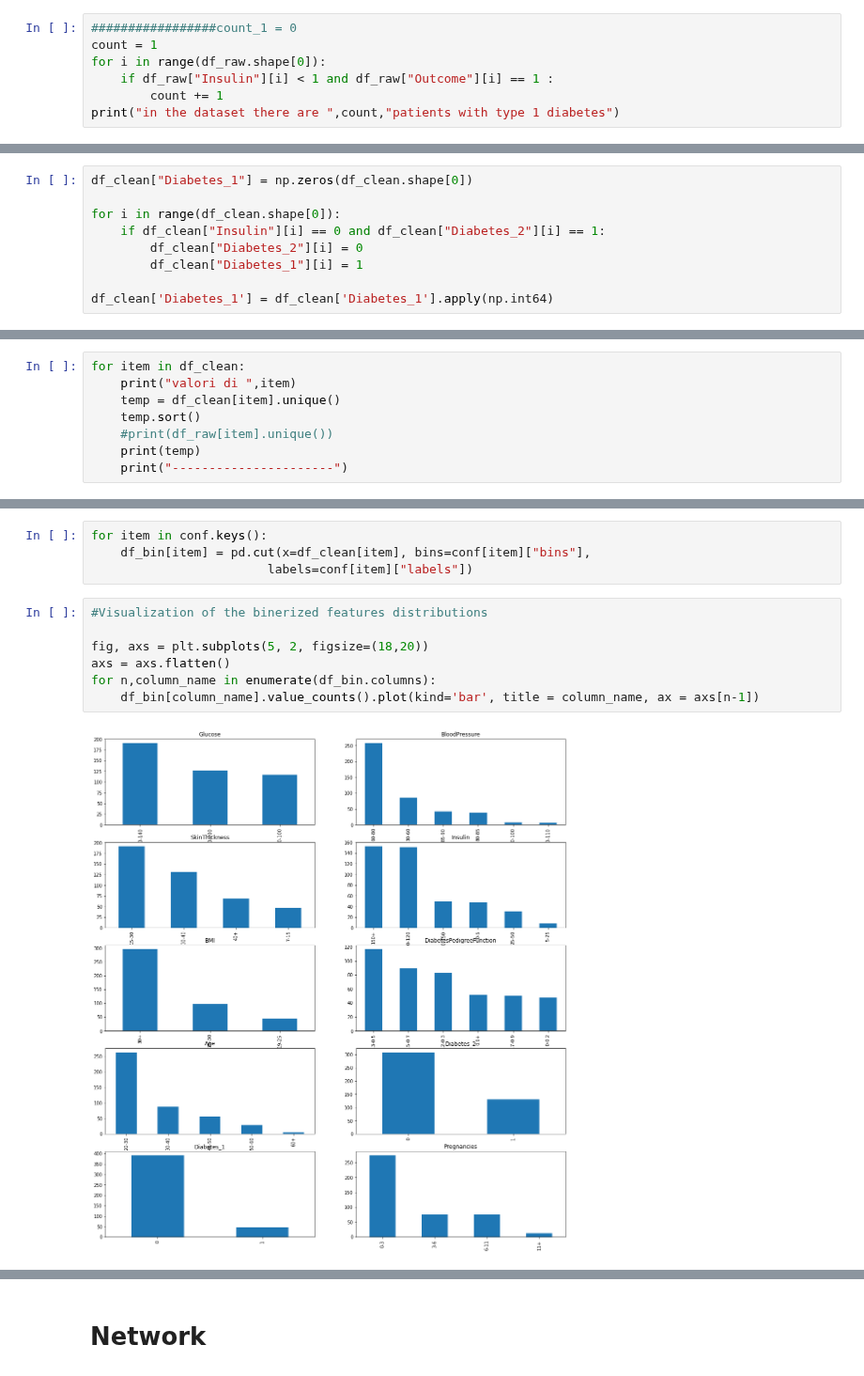
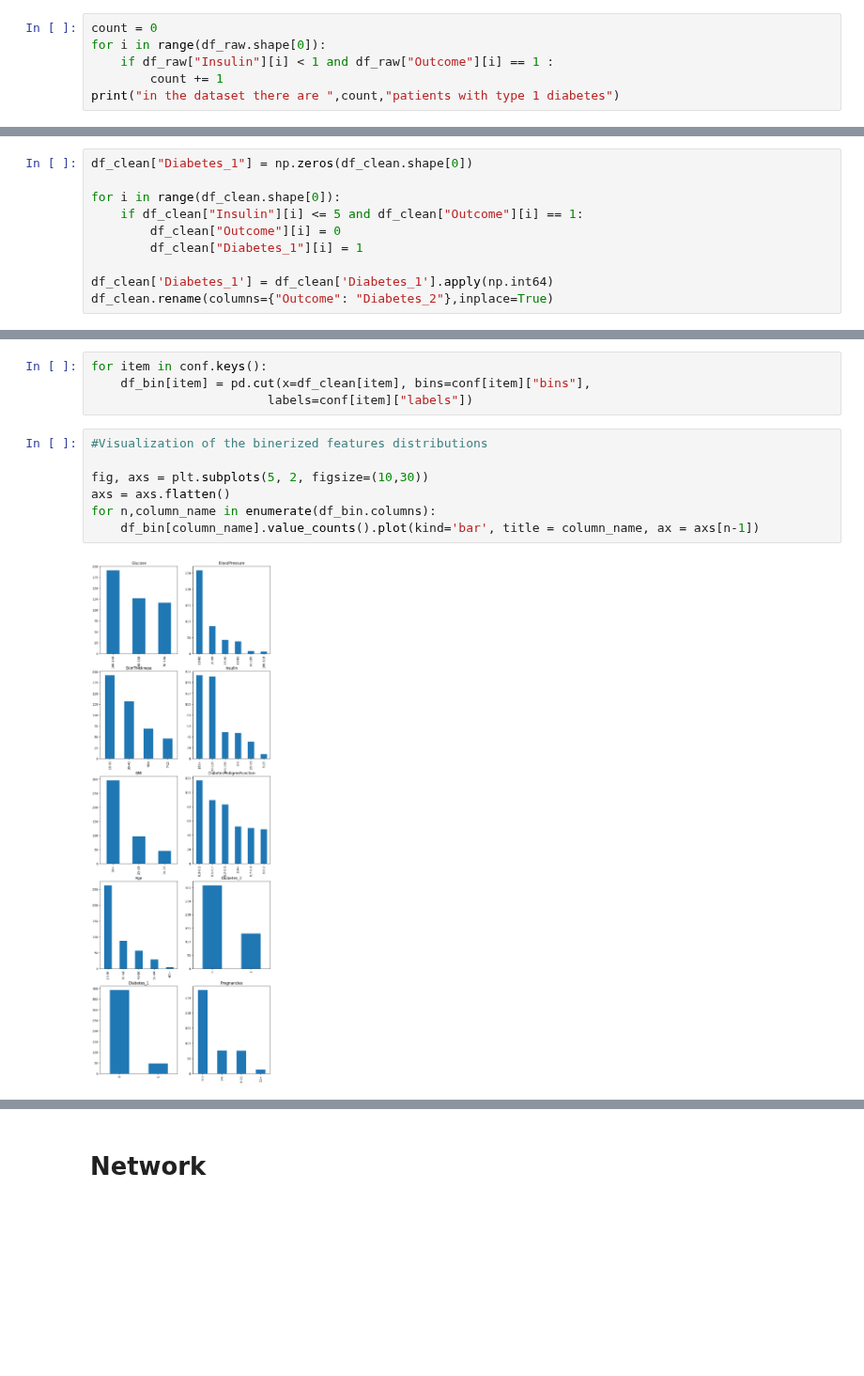
Before and after one commit to LucaZucchini97/Project_Venieri_Zucchini, a Jupyter notebook: FAIKR3_project_Venieri_Zucchini.ipynb, the cells around one changed output, grey strips where cells are left out. Shown at 94% size. Cells and saved outputs as stored; diff of their text form; blank space fills up the shorter version.

```diff
--- a/FAIKR3_project_Venieri_Zucchini.ipynb
+++ b/FAIKR3_project_Venieri_Zucchini.ipynb
@@ -77,8 +117,7 @@ plt.show()
 # %% [markdown]
 The dataset has the column representing the presence of diabetes in the patient named as "Outcome" and in the description of the dataset there is no indication whether it takes in consideration type 1 Diabetes, type 2 Diabetes or both of them. To resolve this ambiguity we check if there are positives outcomes in rows with very low values of "Insulin": clear indication of type 1 Diabetes presence
 # %%
-#################count_1 = 0
-count = 1
+count = 0
 for i in range(df_raw.shape[0]):
     if df_raw["Insulin"][i] < 1 and df_raw["Outcome"][i] == 1 :
         count += 1
@@ -140,11 +178,12 @@ df_clean.rename(columns={"Outcome": "Diabetes_2"},inplace=True)
 df_clean["Diabetes_1"] = np.zeros(df_clean.shape[0])
 
 for i in range(df_clean.shape[0]):
-    if df_clean["Insulin"][i] == 0 and df_clean["Diabetes_2"][i] == 1:
-        df_clean["Diabetes_2"][i] = 0
+    if df_clean["Insulin"][i] <= 5 and df_clean["Outcome"][i] == 1:
+        df_clean["Outcome"][i] = 0
         df_clean["Diabetes_1"][i] = 1
 
 df_clean['Diabetes_1'] = df_clean['Diabetes_1'].apply(np.int64)
+df_clean.rename(columns={"Outcome": "Diabetes_2"},inplace=True)
 # %% [output]
 A value is trying to be set on a copy of a slice from a DataFrame
 
@@ -170,8 +227,0 @@
-# %%
-for item in df_clean:
-    print("valori di ",item)
-    temp = df_clean[item].unique()
-    temp.sort()
-    #print(df_raw[item].unique())
-    print(temp)
-    print("----------------------")
@@ -221,10 +269,10 @@ for item in conf.keys():
 # %%
 #Visualization of the binerized features distributions
 
-fig, axs = plt.subplots(5, 2, figsize=(18,20))
+fig, axs = plt.subplots(5, 2, figsize=(10,30))
 axs = axs.flatten()
 for n,column_name in enumerate(df_bin.columns):
     df_bin[column_name].value_counts().plot(kind='bar', title = column_name, ax = axs[n-1])
 # %% [output]
-[figure, old version]
+[figure, new version]
 # %% [markdown]
```
Also changed, not shown: parts of 22 cells of this notebook.
